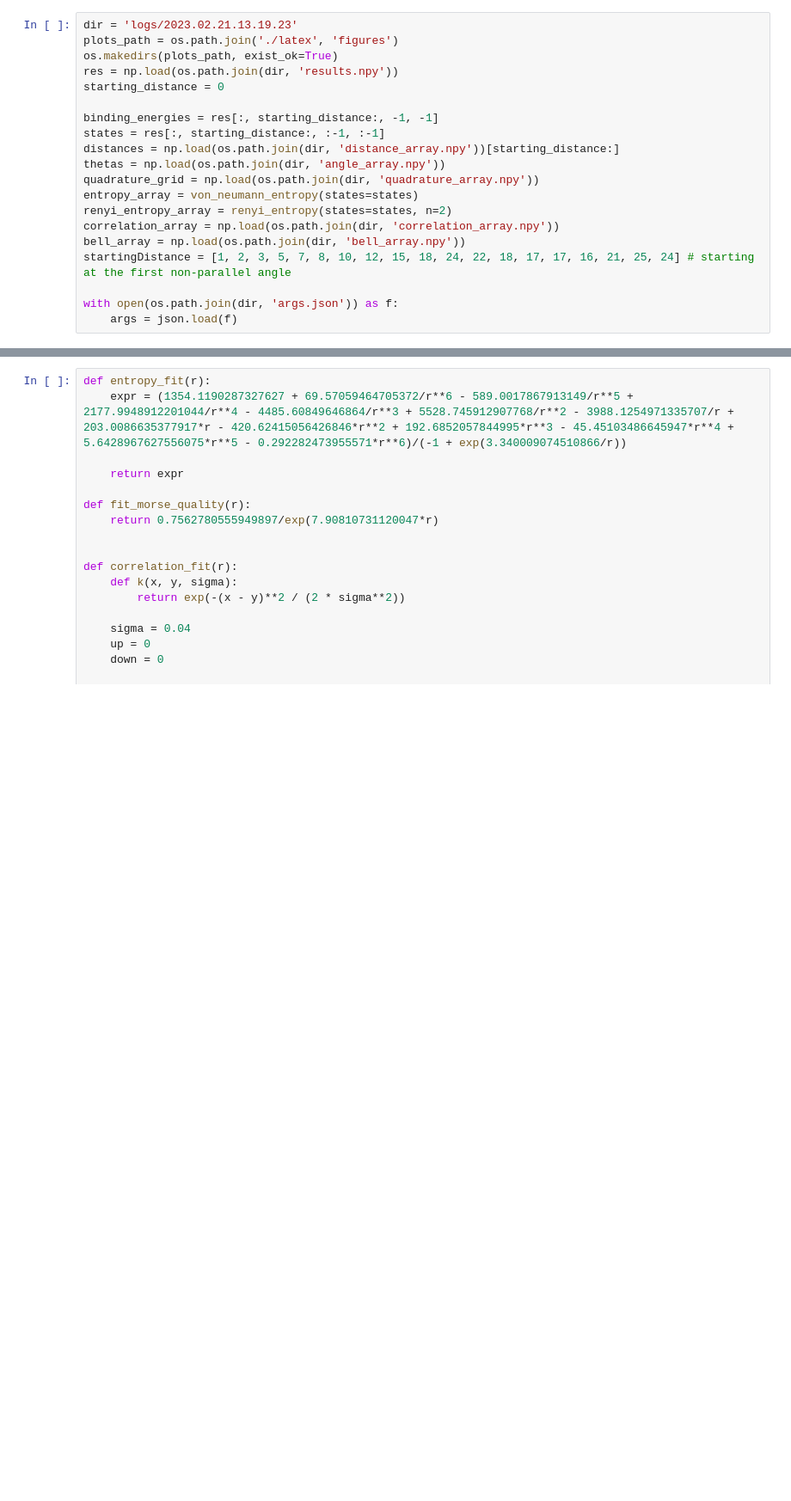
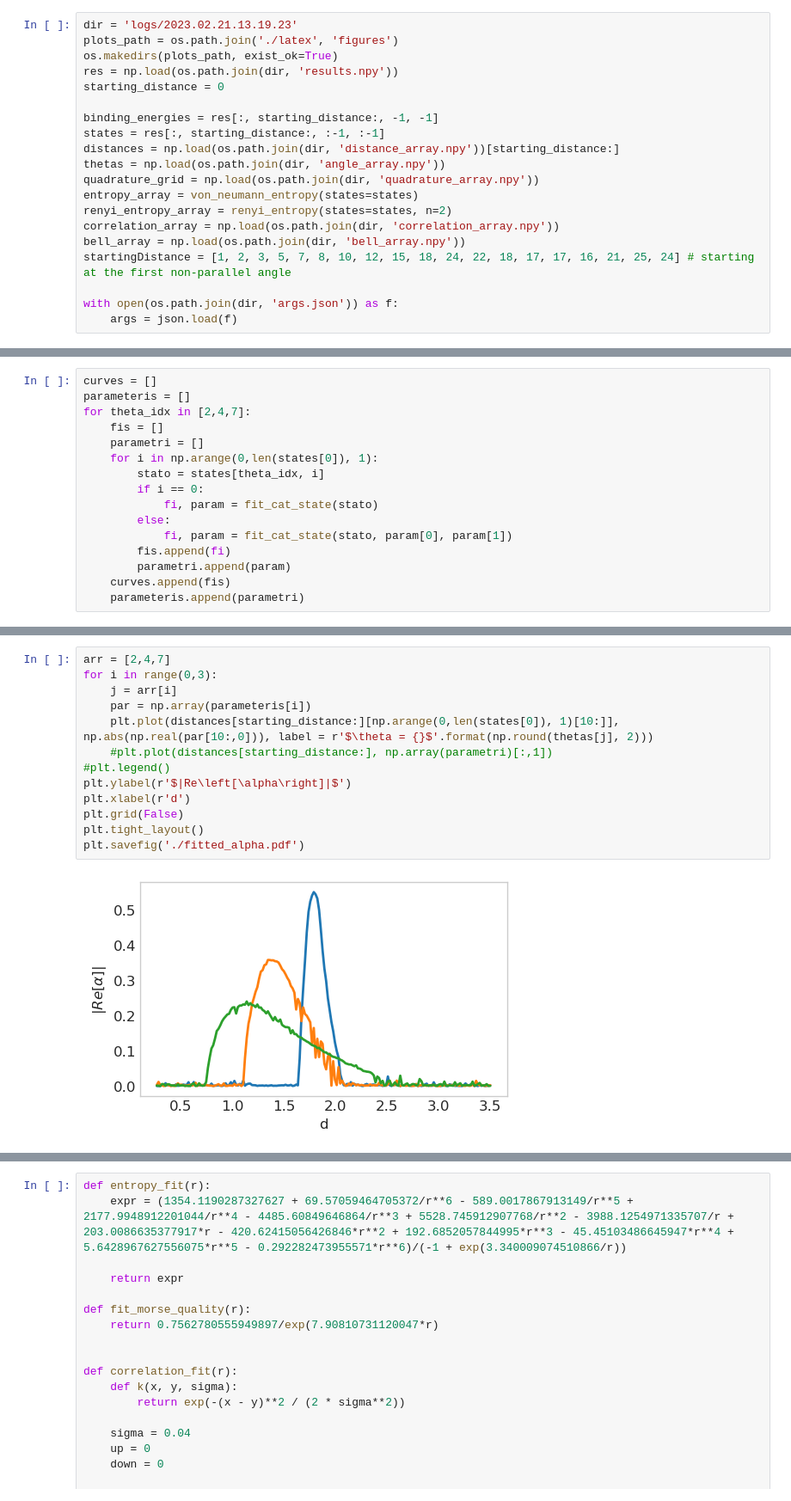
Before and after one commit to MatthieuSarkis/Long-range-intermolecular-interactions-on-a-continuous-variable-quantum-computer, a Jupyter notebook: plot_alternate.ipynb, the cells around one changed output, grey strips where cells are left out. Shown: that part at 86% size. Drawn from its saved outputs; the diff is of its cells as text; blank space fills up the shorter version.

```diff
--- a/plot_alternate.ipynb
+++ b/plot_alternate.ipynb
@@ -109,0 +196,16 @@ with open(os.path.join(dir, 'args.json')) as f:
+# %%
+curves = []
+parameteris = []
+for theta_idx in [2,4,7]:
+    fis = []
+    parametri = []
+    for i in np.arange(0,len(states[0]), 1):
+        stato = states[theta_idx, i]
+        if i == 0:
+            fi, param = fit_cat_state(stato)
+        else:
+            fi, param = fit_cat_state(stato, param[0], param[1])
+        fis.append(fi)
+        parametri.append(param)
+    curves.append(fis)
+    parameteris.append(parametri)
@@ -109,0 +230,15 @@ with open(os.path.join(dir, 'args.json')) as f:
+# %%
+arr = [2,4,7]
+for i in range(0,3):
+    j = arr[i]
+    par = np.array(parameteris[i])
+    plt.plot(distances[starting_distance:][np.arange(0,len(states[0]), 1)[10:]], np.abs(np.real(par[10:,0])), label = r'$\theta = {}$'.format(np.round(thetas[j], 2)))
+    #plt.plot(distances[starting_distance:], np.array(parametri)[:,1])
+#plt.legend()
+plt.ylabel(r'$|Re\left[\alpha\right]|$')
+plt.xlabel(r'd')
+plt.grid(False)
+plt.tight_layout()
+plt.savefig('./fitted_alpha.pdf')
+# %% [output]
+[figure, added]
```
Also changed, not shown: parts of 32 cells of this notebook, 27 other files.
